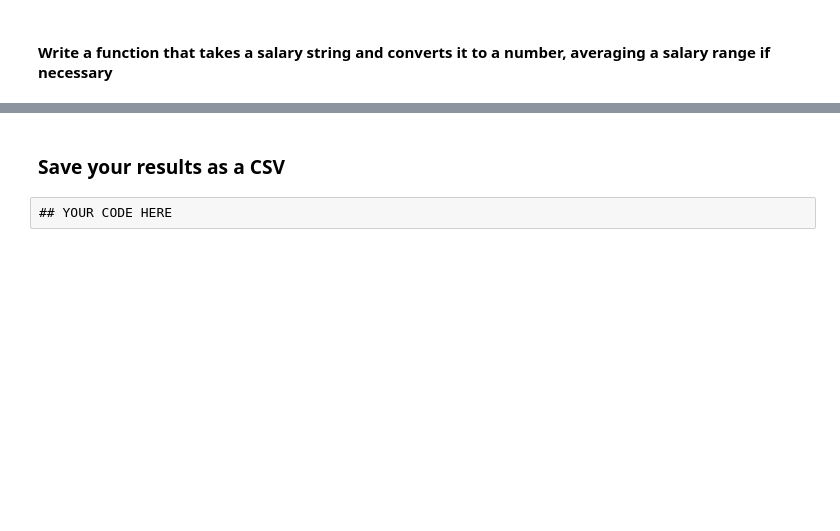
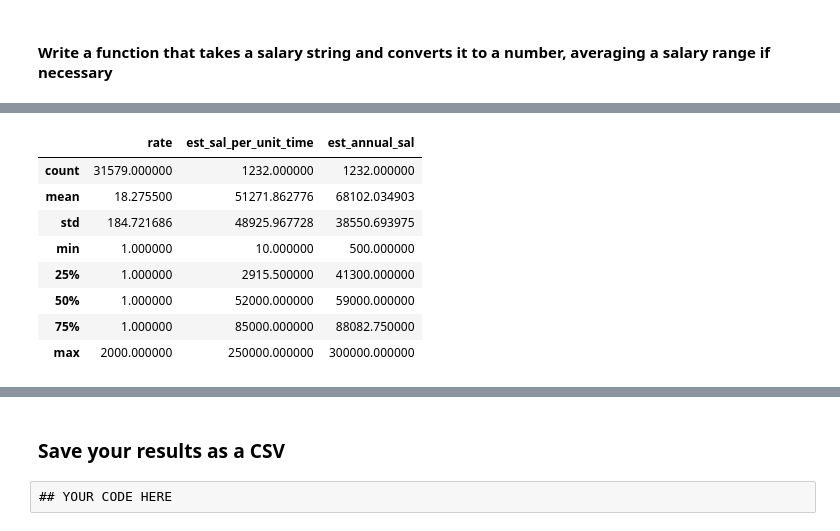
Before and after one commit to spockl/ga-dsi-1, a Jupyter notebook: projects/projects-weekly/project-04/project-4-jocelyn-ong.ipynb, the cells around one changed output, grey strips where cells are left out. Cells and saved outputs as stored; diff of their text form; code cells hidden in the pictures; blank space fills up the shorter version.

```diff
--- a/projects/projects-weekly/project-04/project-4-jocelyn-ong.ipynb
+++ b/projects/projects-weekly/project-04/project-4-jocelyn-ong.ipynb
@@ -215,0 +221,12 @@ df[df['est_annual_sal'].notnull()]
+# %%
+df.describe()
+# %% [output]
+|  | rate | est_sal_per_unit_time | est_annual_sal |
+| count | 31579.000000 | 1232.000000 | 1232.000000 |
+| mean | 18.275500 | 51271.862776 | 68102.034903 |
+| std | 184.721686 | 48925.967728 | 38550.693975 |
+| min | 1.000000 | 10.000000 | 500.000000 |
+| 25% | 1.000000 | 2915.500000 | 41300.000000 |
+| 50% | 1.000000 | 52000.000000 | 59000.000000 |
+| 75% | 1.000000 | 85000.000000 | 88082.750000 |
+| max | 2000.000000 | 250000.000000 | 300000.000000 |
```
Also changed, not shown: parts of 20 cells of this notebook, 3 other files.
